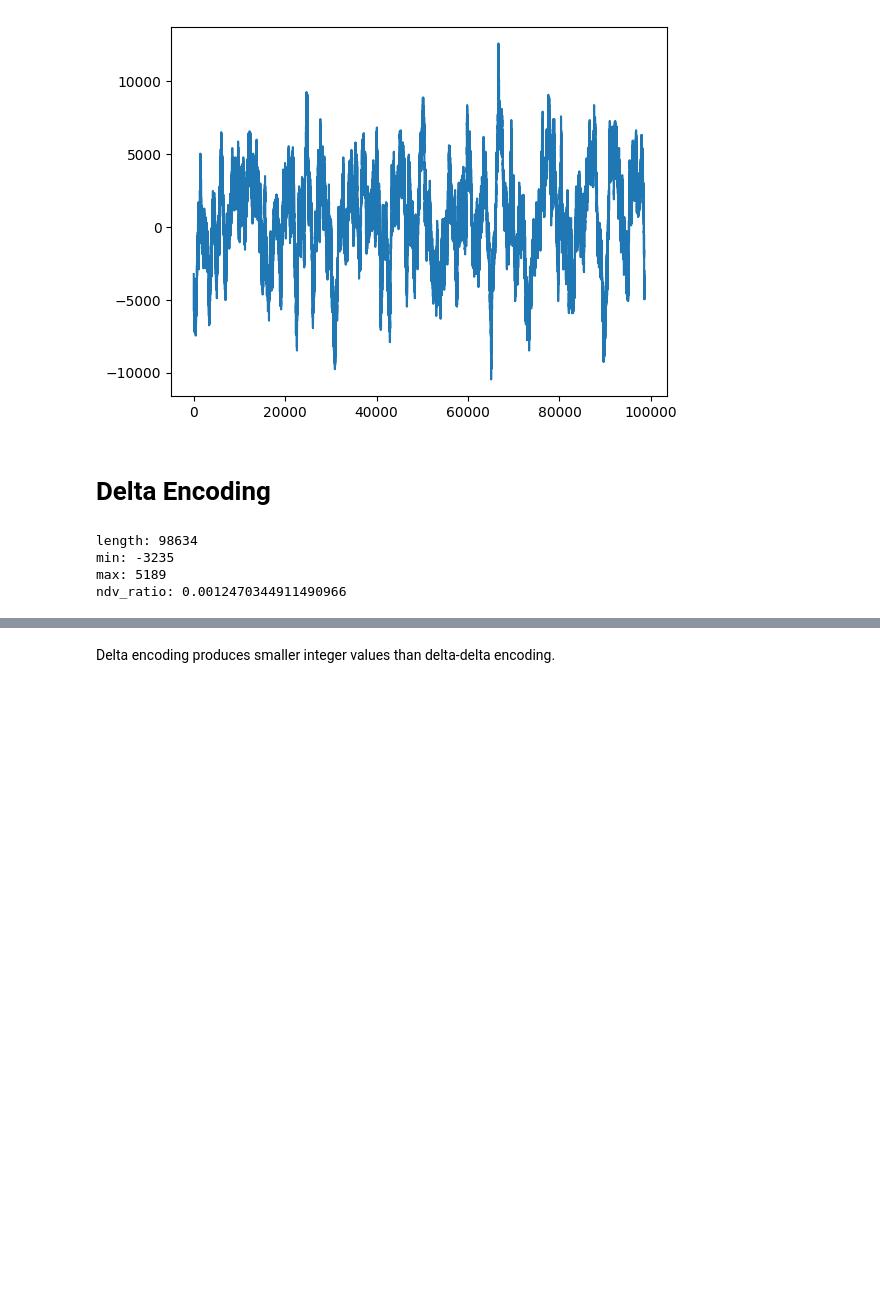
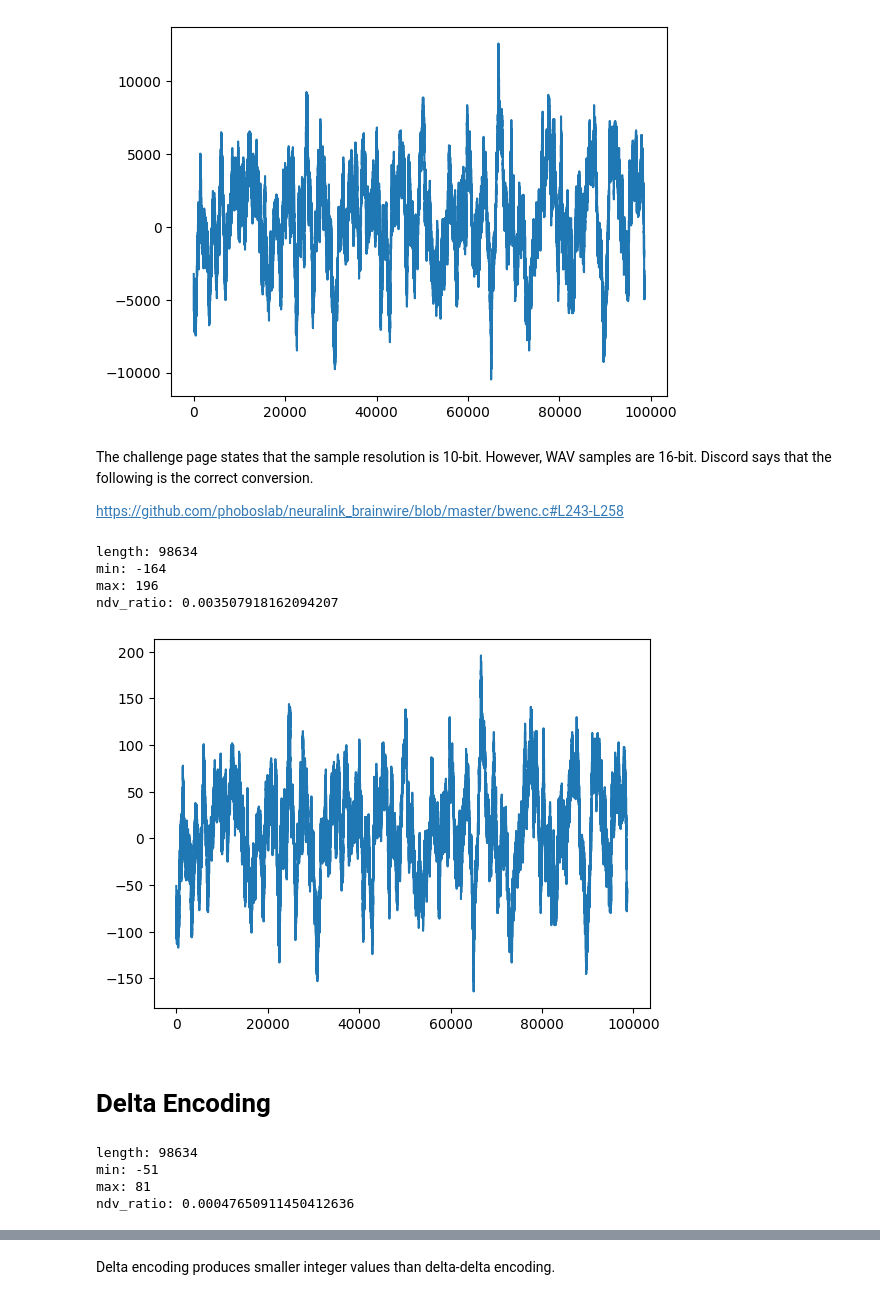
Before and after one commit to mr-brobot/compression, a Jupyter notebook: nbs/analysis.ipynb, the cells around one changed output, grey strips where cells are left out. Drawn from its saved outputs; the diff is of its cells as text; code cells hidden in the pictures; blank space fills up the shorter version.

```diff
--- a/nbs/analysis.ipynb
+++ b/nbs/analysis.ipynb
@@ -127,6 +127,38 @@ get_samples(file_paths[0])
 plt.plot(samples);
 # %% [output]
 [figure]
+# %% [markdown]
+The challenge page states that the sample resolution is 10-bit. However, WAV samples are 16-bit. Discord says that the following is the correct conversion.
+
+https://github.com/phoboslab/neuralink_brainwire/blob/master/bwenc.c#L243-L258
+# %%
+import math
+
+def quant(v: int) -> int:
+    return math.floor(v / 64.0)
+
+def dequant(v: int) -> int:
+    if v >= 0:
+        return round(v * 64.061577 + 31.034184)
+
+    return -round((-v - 1) * 64.061577 + 31.034184) - 1
+
+qsamples = [quant(v) for v in samples]
+
+assert [dequant(v) for v in qsamples] == samples
+
+print(f"length: {len(qsamples)}")
+print(f"min: {min(qsamples)}")
+print(f"max: {max(qsamples)}")
+print(f"ndv_ratio: {len(set(qsamples)) / len(qsamples)}")
+
+plt.plot(qsamples);
+# %% [output]
+length: 98634
+min: -164
+max: 196
+ndv_ratio: 0.003507918162094207
+[figure, added]
 # %% [markdown]
 # Delta Encoding
 # %%
@@ -149,9 +181,9 @@ delta_test = [1, 3, 6, 10, 15]
 assert delta_encode(delta_test) == [1, 2, 3, 4, 5]
 assert delta_decode(delta_encode(delta_test)) == delta_test
 
-deltas = delta_encode(samples)
+deltas = delta_encode(qsamples)
 
-assert samples == delta_decode(deltas)
+assert qsamples == delta_decode(deltas)
 
 print(f"length: {len(deltas)}")
 print(f"min: {min(deltas)}")
@@ -159,9 +191,9 @@ print(f"max: {max(deltas)}")
 print(f"ndv_ratio: {len(set(deltas)) / len(deltas)}")
 # %% [output]
 length: 98634
-min: -3235
-max: 5189
-ndv_ratio: 0.0012470344911490966
+min: -51
+max: 81
+ndv_ratio: 0.00047650911450412636
 # %%
 plt.plot(deltas);
 # %% [output]
```
Also changed, not shown: parts of 10 cells of this notebook.
